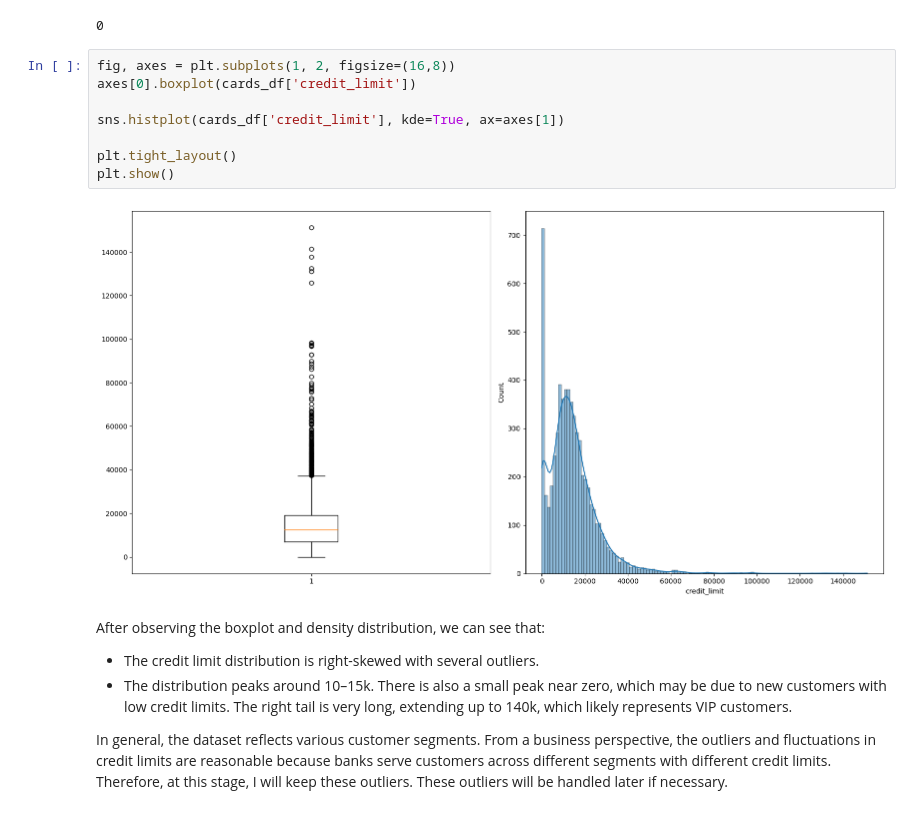
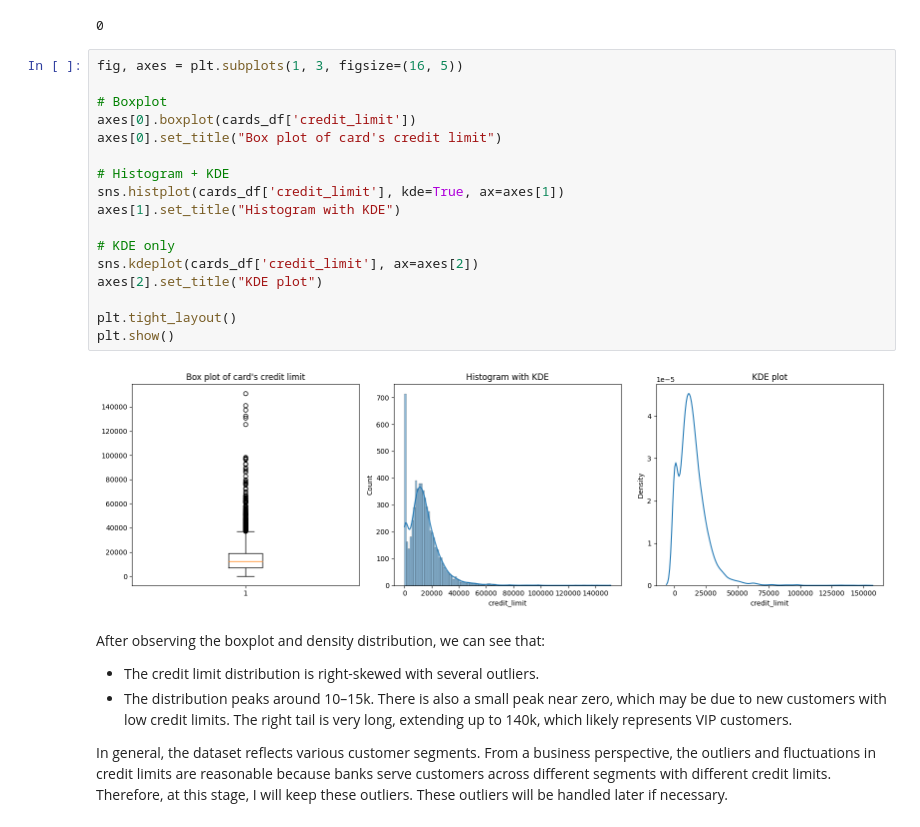
Before and after one commit to hlnetr21354/Financial-Transactions-Analysis, a Jupyter notebook: notebook/transform_data_eda.ipynb, the cells around one changed output. Drawn from its saved outputs; the diff is of its cells as text.

Commit message:
Edit charts

```diff
--- a/notebook/transform_data_eda.ipynb
+++ b/notebook/transform_data_eda.ipynb
@@ -170,15 +170,24 @@ print(cards_df.duplicated().sum())
 # %% [output]
 0
 # %%
-fig, axes = plt.subplots(1, 2, figsize=(16,8))
+fig, axes = plt.subplots(1, 3, figsize=(16, 5))
+
+# Boxplot
 axes[0].boxplot(cards_df['credit_limit'])
+axes[0].set_title("Box plot of card's credit limit")
 
+# Histogram + KDE
 sns.histplot(cards_df['credit_limit'], kde=True, ax=axes[1])
+axes[1].set_title("Histogram with KDE")
+
+# KDE only
+sns.kdeplot(cards_df['credit_limit'], ax=axes[2])
+axes[2].set_title("KDE plot")
 
 plt.tight_layout()
 plt.show()
 # %% [output]
-[figure, old version]
+[figure, new version]
 # %% [markdown]
 After observing the boxplot and density distribution, we can see that:
 - The credit limit distribution is right-skewed with several outliers.
```
Also changed, not shown: parts of 4 cells of this notebook, 1 other file.
